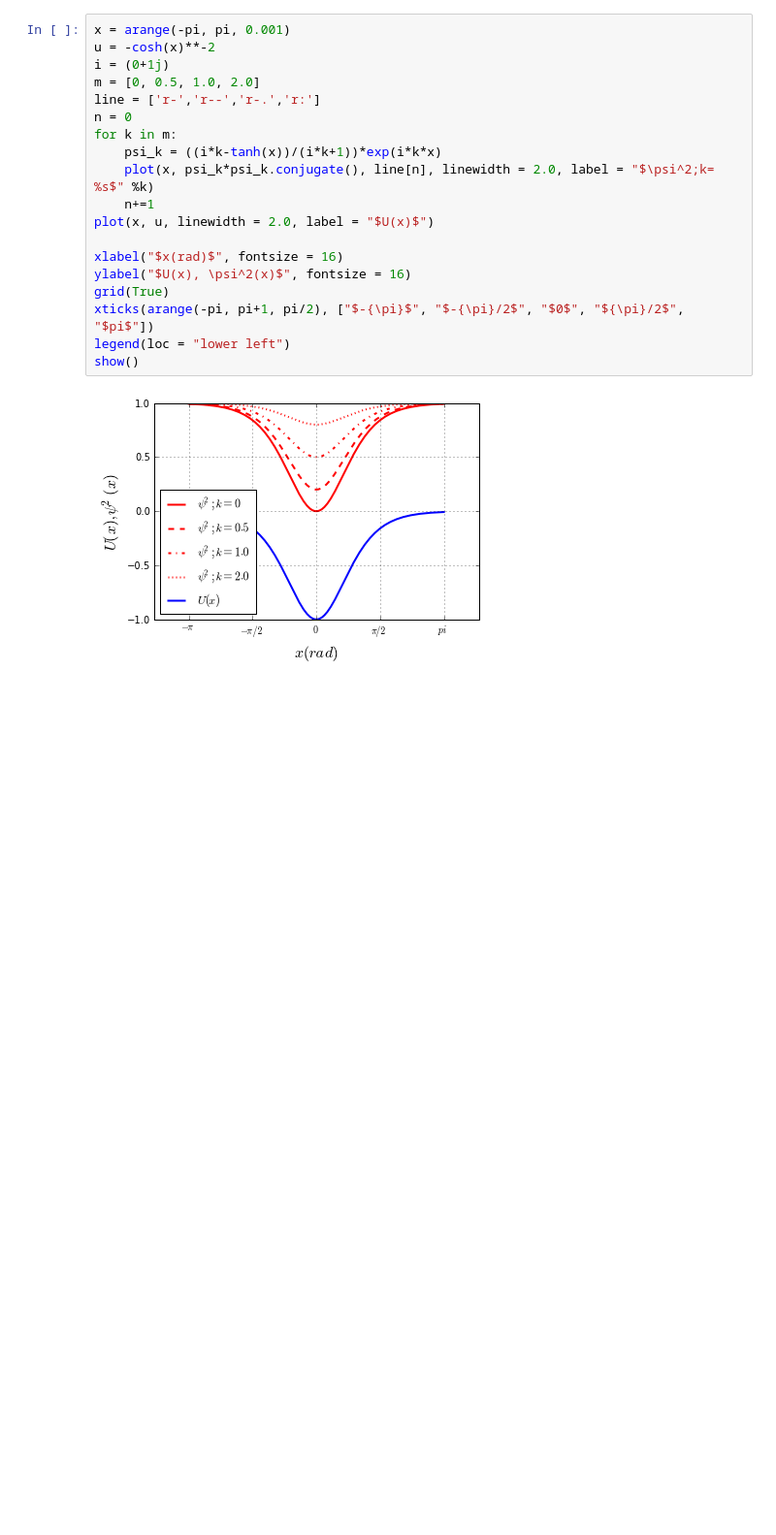
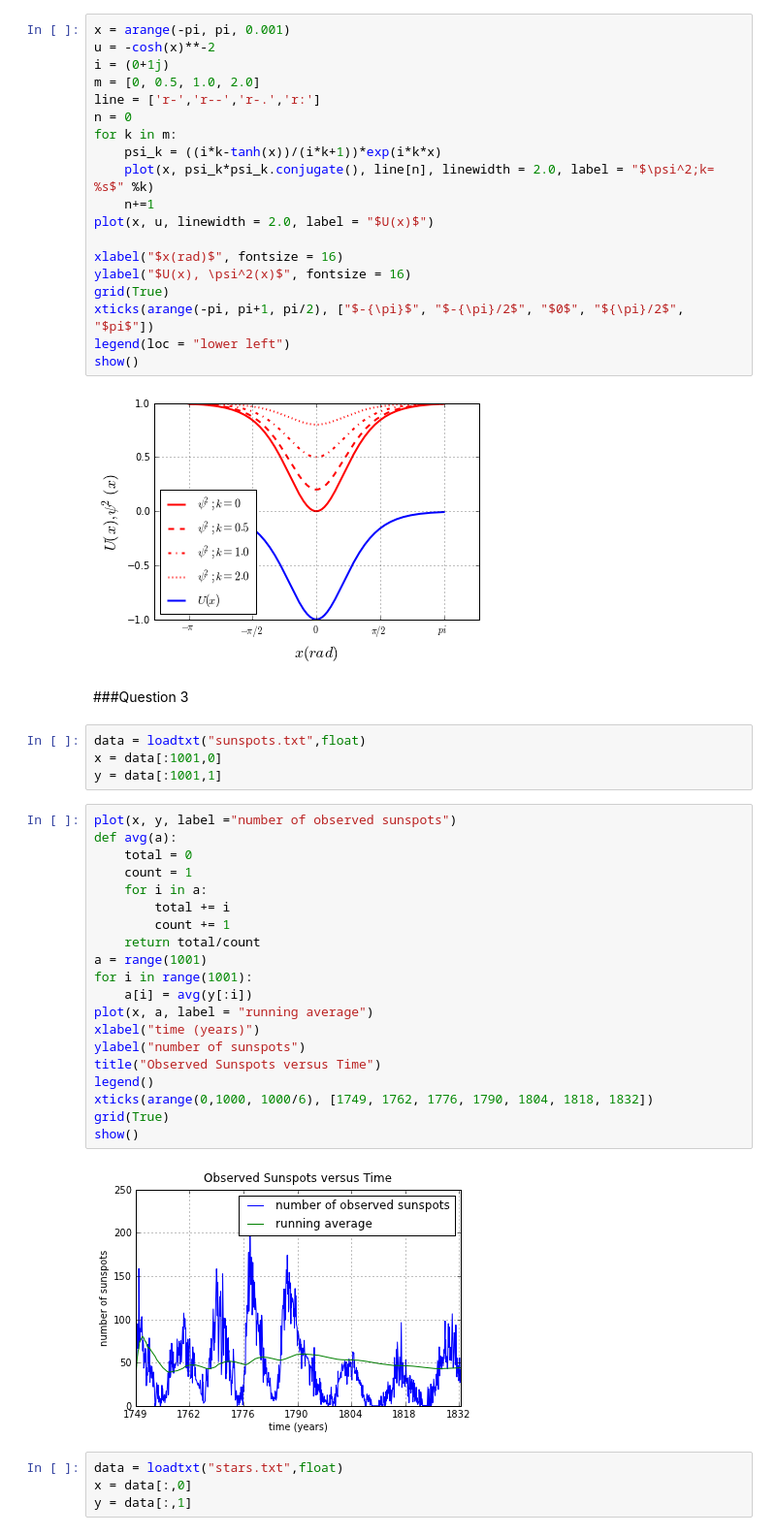
Before and after one commit to ipowellPHYS202/PHYS202-S13, a Jupyter notebook: Week3/GraphicsEx2.ipynb, the cells around one changed output. Shown: that part at 97% size. Drawn from its saved outputs; the diff is of its cells as text; blank space fills up the shorter version.

Commit message:
Graphics without markdown

```diff
--- a/Week3/GraphicsEx2.ipynb
+++ b/Week3/GraphicsEx2.ipynb
@@ -48,3 +48,35 @@ legend(loc = "lower left")
 show()
 # %% [output]
 [figure]
+# %% [markdown]
+###Question 3
+# %%
+data = loadtxt("sunspots.txt",float)
+x = data[:1001,0]
+y = data[:1001,1]
+# %%
+plot(x, y, label ="number of observed sunspots")
+def avg(a):
+    total = 0
+    count = 1
+    for i in a:
+        total += i
+        count += 1
+    return total/count
+a = range(1001)
+for i in range(1001):
+    a[i] = avg(y[:i])
+plot(x, a, label = "running average")
+xlabel("time (years)")
+ylabel("number of sunspots")
+title("Observed Sunspots versus Time")
+legend()
+xticks(arange(0,1000, 1000/6), [1749, 1762, 1776, 1790, 1804, 1818, 1832])
+grid(True)
+show()
+# %% [output]
+[figure, added]
+# %%
+data = loadtxt("stars.txt",float)
+x = data[:,0]
+y = data[:,1]
```
Also changed, not shown: parts of 2 cells of this notebook, 2 other files.
